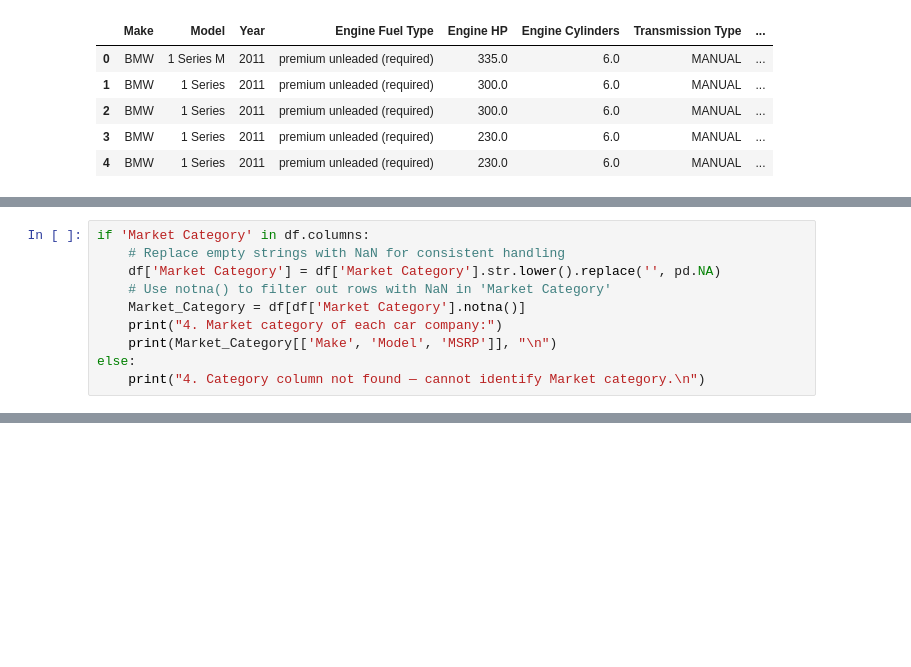
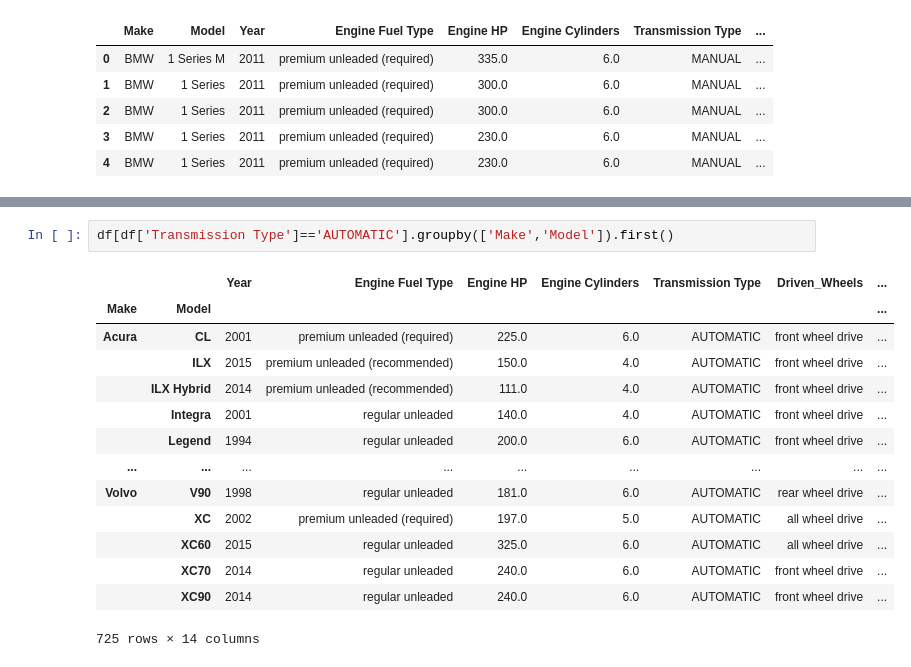
Before and after one commit to saksham1965/data-analyst, a Jupyter notebook: Untitled0.ipynb, the cells around one changed output, grey strips where cells are left out. Cells and saved outputs as stored; diff of their text form; blank space fills up the shorter version.

```diff
--- a/Untitled0.ipynb
+++ b/Untitled0.ipynb
@@ -74,10 +23,0 @@ else:
-# %%
-if 'Market Category' in df.columns:
-    # Replace empty strings with NaN for consistent handling
-    df['Market Category'] = df['Market Category'].str.lower().replace('', pd.NA)
-    # Use notna() to filter out rows with NaN in 'Market Category'
-    Market_Category = df[df['Market Category'].notna()]
-    print("4. Market category of each car company:")
-    print(Market_Category[['Make', 'Model', 'MSRP']], "\n")
-else:
-    print("4. Category column not found — cannot identify Market category.\n")
@@ -122,0 +68,17 @@ print(avg_MSRP_per_make)
+# %%
+df[df['Transmission Type']=='AUTOMATIC'].groupby(['Make','Model']).first()
+# %% [output]
+|  |  | Year | Engine Fuel Type | Engine HP | Engine Cylinders | Transmission Type | Driven_Wheels | ... |
+| Make | Model |  |  |  |  |  |  | ... |
+| Acura | CL | 2001 | premium unleaded (required) | 225.0 | 6.0 | AUTOMATIC | front wheel drive | ... |
+|  | ILX | 2015 | premium unleaded (recommended) | 150.0 | 4.0 | AUTOMATIC | front wheel drive | ... |
+|  | ILX Hybrid | 2014 | premium unleaded (recommended) | 111.0 | 4.0 | AUTOMATIC | front wheel drive | ... |
+|  | Integra | 2001 | regular unleaded | 140.0 | 4.0 | AUTOMATIC | front wheel drive | ... |
+|  | Legend | 1994 | regular unleaded | 200.0 | 6.0 | AUTOMATIC | front wheel drive | ... |
+| ... | ... | ... | ... | ... | ... | ... | ... | ... |
+| Volvo | V90 | 1998 | regular unleaded | 181.0 | 6.0 | AUTOMATIC | rear wheel drive | ... |
+|  | XC | 2002 | premium unleaded (required) | 197.0 | 5.0 | AUTOMATIC | all wheel drive | ... |
+|  | XC60 | 2015 | regular unleaded | 325.0 | 6.0 | AUTOMATIC | all wheel drive | ... |
+|  | XC70 | 2014 | regular unleaded | 240.0 | 6.0 | AUTOMATIC | front wheel drive | ... |
+|  | XC90 | 2014 | regular unleaded | 240.0 | 6.0 | AUTOMATIC | front wheel drive | ... |
+725 rows × 14 columns
```
Also changed, not shown: parts of 9 cells of this notebook.
